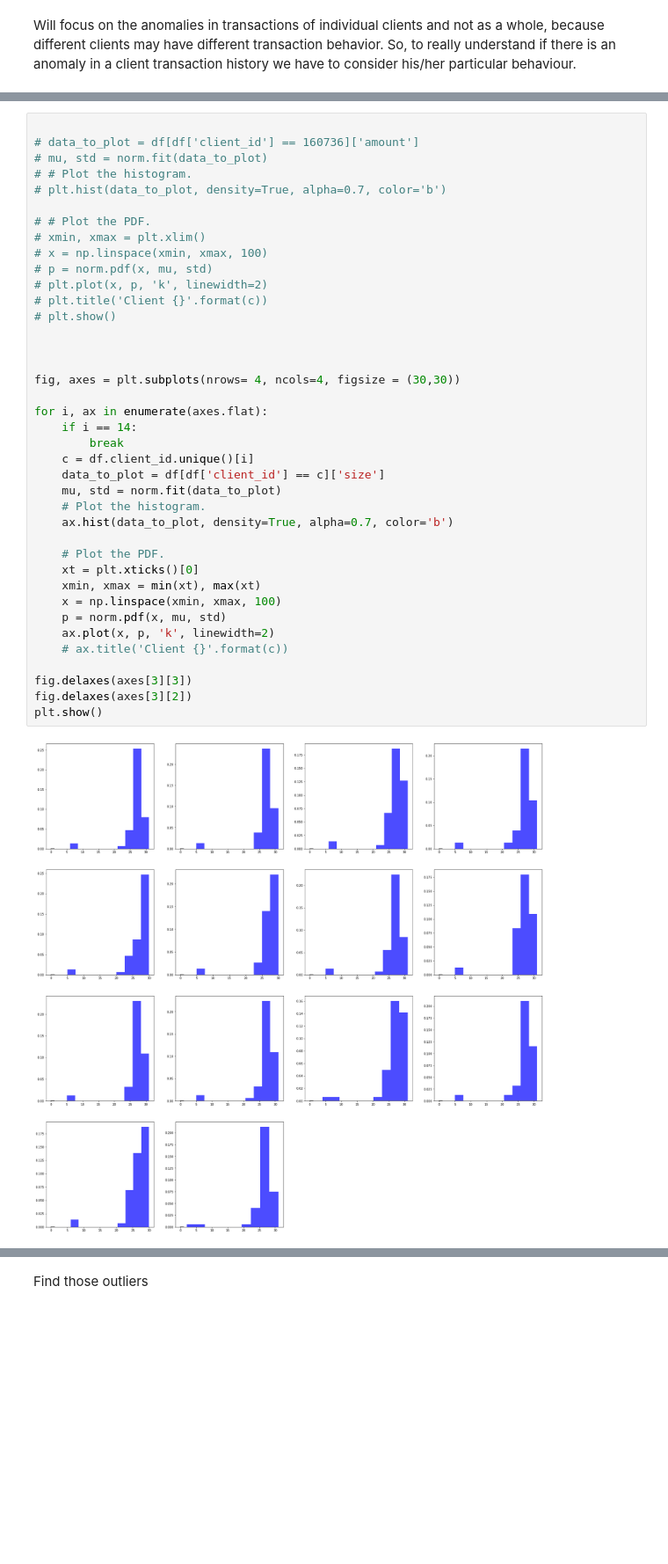
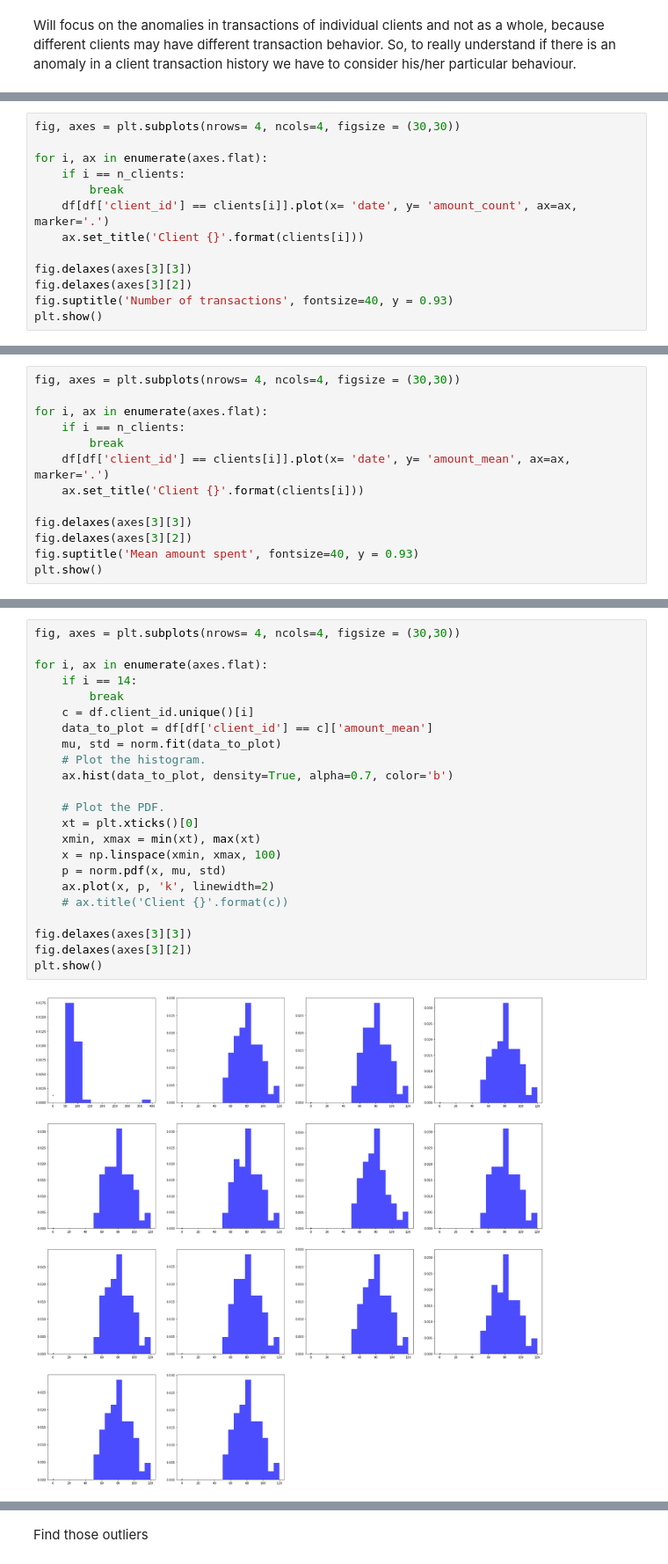
Before and after one commit to luismarcoslc/anomaly_detection, a Jupyter notebook: anomaly_detection.ipynb, the cells around one changed output, grey strips where cells are left out. Shown at 88% size. Cells and saved outputs as stored; diff of their text form; blank space fills up the shorter version.

```diff
--- a/anomaly_detection.ipynb
+++ b/anomaly_detection.ipynb
@@ -80,0 +195,13 @@ df.head()
+# %%
+fig, axes = plt.subplots(nrows= 4, ncols=4, figsize = (30,30))
+
+for i, ax in enumerate(axes.flat):
+    if i == n_clients:
+        break
+    df[df['client_id'] == clients[i]].plot(x= 'date', y= 'amount_count', ax=ax, marker='.')
+    ax.set_title('Client {}'.format(clients[i]))
+
+fig.delaxes(axes[3][3])
+fig.delaxes(axes[3][2])
+fig.suptitle('Number of transactions', fontsize=40, y = 0.93)
+plt.show()
@@ -80,0 +212,13 @@ df.head()
+# %%
+fig, axes = plt.subplots(nrows= 4, ncols=4, figsize = (30,30))
+
+for i, ax in enumerate(axes.flat):
+    if i == n_clients:
+        break
+    df[df['client_id'] == clients[i]].plot(x= 'date', y= 'amount_mean', ax=ax, marker='.')
+    ax.set_title('Client {}'.format(clients[i]))
+
+fig.delaxes(axes[3][3])
+fig.delaxes(axes[3][2])
+fig.suptitle('Mean amount spent', fontsize=40, y = 0.93)
+plt.show()
@@ -81,41 +231,25 @@ df.head()
 # %%
-
-# data_to_plot = df[df['client_id'] == 160736]['amount']
-# mu, std = norm.fit(data_to_plot)
-# # Plot the histogram.
-# plt.hist(data_to_plot, density=True, alpha=0.7, color='b')
-
-# # Plot the PDF.
-# xmin, xmax = plt.xlim()
-# x = np.linspace(xmin, xmax, 100)
-# p = norm.pdf(x, mu, std)
-# plt.plot(x, p, 'k', linewidth=2)
-# plt.title('Client {}'.format(c))
-# plt.show()
-
-
-
 fig, axes = plt.subplots(nrows= 4, ncols=4, figsize = (30,30))
 
 for i, ax in enumerate(axes.flat):
     if i == 14:
         break
     c = df.client_id.unique()[i]
-    data_to_plot = df[df['client_id'] == c]['size']
+    data_to_plot = df[df['client_id'] == c]['amount_mean']
     mu, std = norm.fit(data_to_plot)
     # Plot the histogram.
     ax.hist(data_to_plot, density=True, alpha=0.7, color='b')
 
     # Plot the PDF.
     xt = plt.xticks()[0]
     xmin, xmax = min(xt), max(xt)
     x = np.linspace(xmin, xmax, 100)
     p = norm.pdf(x, mu, std)
     ax.plot(x, p, 'k', linewidth=2)
     # ax.title('Client {}'.format(c))
 
 fig.delaxes(axes[3][3])
 fig.delaxes(axes[3][2])
 plt.show()
 # %% [output]
-[figure, old version]
+[figure, new version]
```
Also changed, not shown: parts of 73 cells of this notebook.
